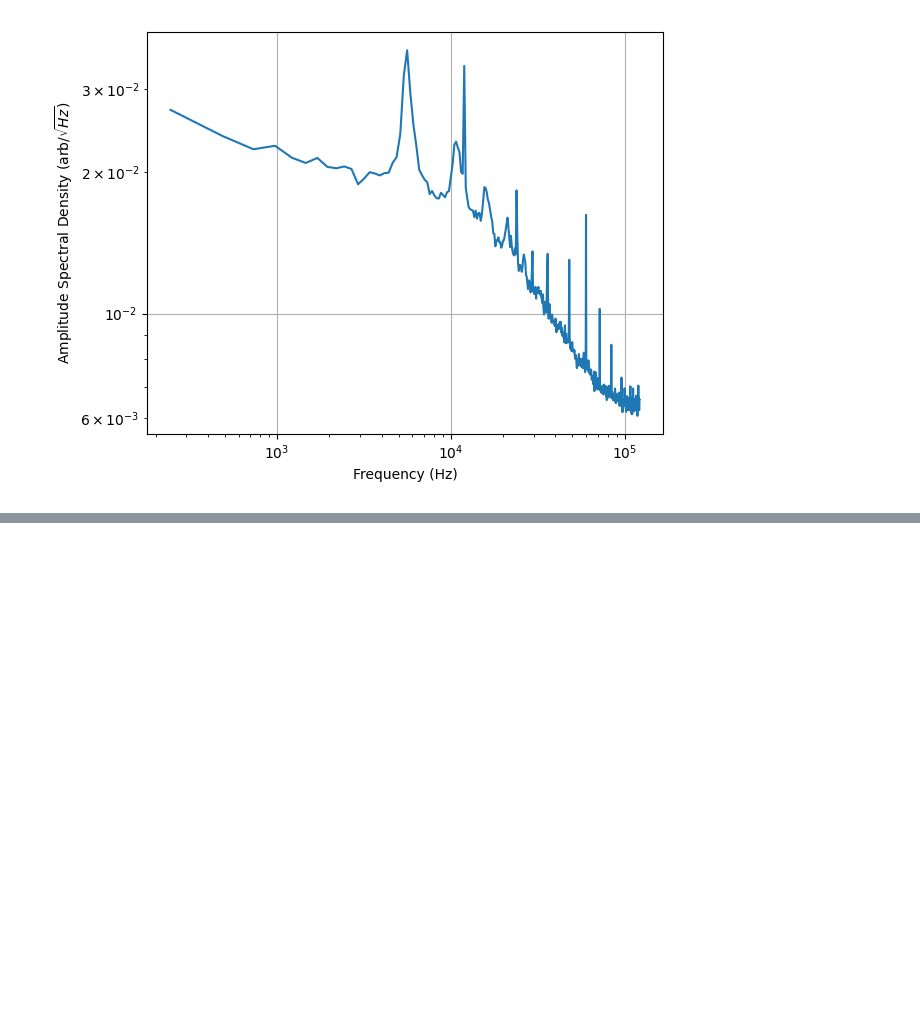
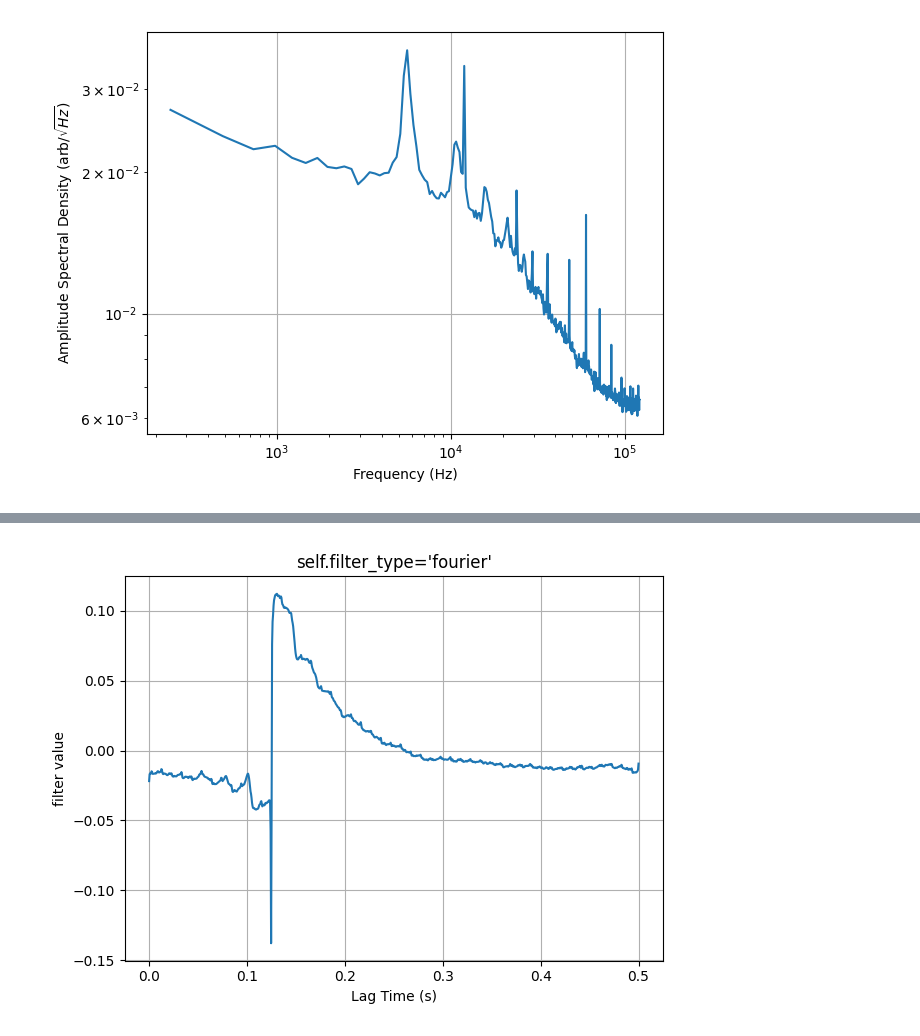
Before and after one commit to ggggggggg/moss, a Jupyter notebook: massp/example.ipynb, the cells around one changed output, grey strips where cells are left out. Cells and saved outputs as stored; diff of their text form; code cells hidden in the pictures; blank space fills up the shorter version.

```diff
--- a/massp/example.ipynb
+++ b/massp/example.ipynb
@@ -127,7 +127,7 @@ noise_data.shape
 # %% [output]
 (610, 1000)
 # %%
-spectrum = massp.power_spectrum(noise_data, dt=header_df["Timebase"][0])
+spectrum = massp.noise_psd(noise_data, dt=header_df["Timebase"][0])
 # %%
 spectrum.plot()
 # %% [output]
@@ -134,0 +161,5 @@ spectrum.plot()
+# %%
+filter = massp.fourier_filter(avg_signal=avg_pulse, noise_psd=spectrum.psd, dt=1)
+filter.plot()
+# %% [output]
+[figure, added]
```
Also changed, not shown: parts of 7 cells of this notebook, 4 other files.
